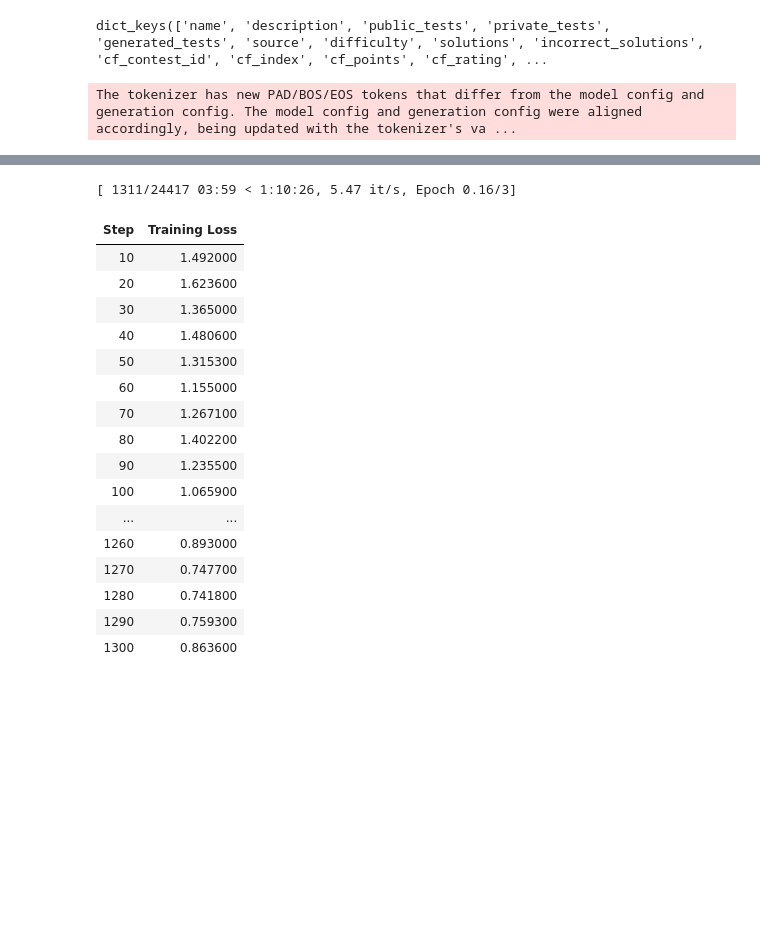
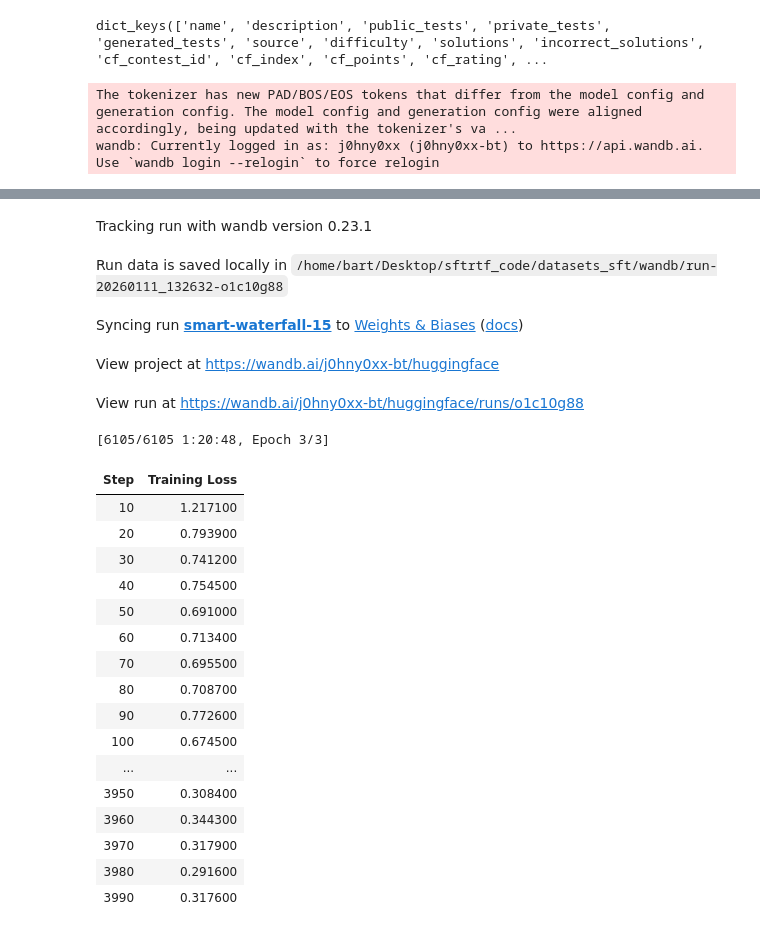
Before and after one commit to Malum0x/sft_rft_qwen, a Jupyter notebook: datasets_sft/notebook_dataset.ipynb, the cells around one changed output, grey strips where cells are left out. Drawn from its saved outputs; the diff is of its cells as text; code cells hidden in the pictures; blank space fills up the shorter version.

```diff
--- a/datasets_sft/notebook_dataset.ipynb
+++ b/datasets_sft/notebook_dataset.ipynb
@@ -58,9 +58,9 @@ model = AutoModelForCausalLM.from_pretrained(
 )
 
 peft_config = LoraConfig(
-    r=8,
+    r=16,
     lora_alpha=32,
-    target_modules=["q_proj", "v_proj"],
+    target_modules=["q_proj", "v_proj", "up_proj", "gate_proj", "down_proj"],
     lora_dropout=0.05,
     bias="none",
     task_type="CAUSAL_LM"
@@ -72,8 +72,8 @@ training_config = SFTConfig(
     output_dir="./qwen_sft_results",
     report_to="wandb",
     logging_steps=10,
-    per_device_train_batch_size=1,
-    learning_rate=2e-5,
+    per_device_train_batch_size=4,
+    learning_rate=1e-4,
     dataset_text_field="text",
     gradient_accumulation_steps=1,
     max_length=512,
@@ -94,3 +94,4 @@ trainer.train()
 trainer.save_model("./final_qwen_model")
 # %% [output]
 The tokenizer has new PAD/BOS/EOS tokens that differ from the model config and generation config. The model config and generation config were aligned accordingly, being updated with the tokenizer's va ...
+wandb: Currently logged in as: j0hny0xx (j0hny0xx-bt) to https://api.wandb.ai. Use `wandb login --relogin` to force relogin
@@ -97,18 +99,23 @@ The tokenizer has new PAD/BOS/EOS tokens that differ from the model config and g
+Tracking run with wandb version 0.23.1
+Run data is saved locally in /home/bart/Desktop/sftrtf_code/datasets_sft/wandb/run-20260111_132632-o1c10g88
+Syncing run smart-waterfall-15 to Weights & Biases (docs)
+View project at https://wandb.ai/j0hny0xx-bt/huggingface
+View run at https://wandb.ai/j0hny0xx-bt/huggingface/runs/o1c10g88
-[ 1311/24417 03:59 < 1:10:26, 5.47 it/s, Epoch 0.16/3]
+[6105/6105 1:20:48, Epoch 3/3]
 | Step | Training Loss |
-| 10 | 1.492000 |
-| 20 | 1.623600 |
-| 30 | 1.365000 |
-| 40 | 1.480600 |
-| 50 | 1.315300 |
-| 60 | 1.155000 |
-| 70 | 1.267100 |
-| 80 | 1.402200 |
-| 90 | 1.235500 |
-| 100 | 1.065900 |
+| 10 | 1.217100 |
+| 20 | 0.793900 |
+| 30 | 0.741200 |
+| 40 | 0.754500 |
+| 50 | 0.691000 |
+| 60 | 0.713400 |
+| 70 | 0.695500 |
+| 80 | 0.708700 |
+| 90 | 0.772600 |
+| 100 | 0.674500 |
 | ... | ... |
-| 1260 | 0.893000 |
-| 1270 | 0.747700 |
-| 1280 | 0.741800 |
-| 1290 | 0.759300 |
-| 1300 | 0.863600 |
+| 3950 | 0.308400 |
+| 3960 | 0.344300 |
+| 3970 | 0.317900 |
+| 3980 | 0.291600 |
+| 3990 | 0.317600 |
```
Also changed, not shown: parts of 6 cells of this notebook, 33 other files.
